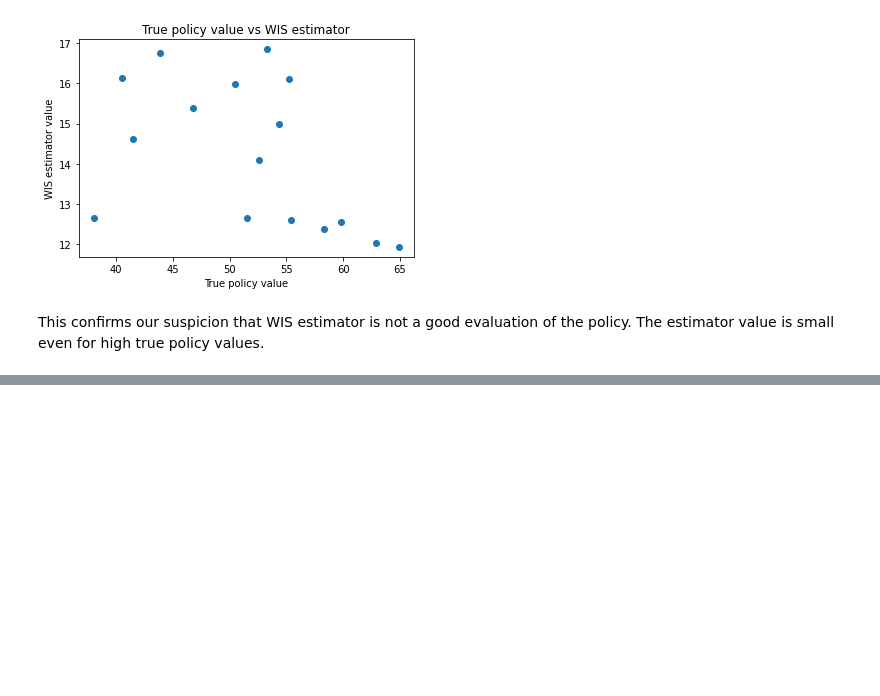
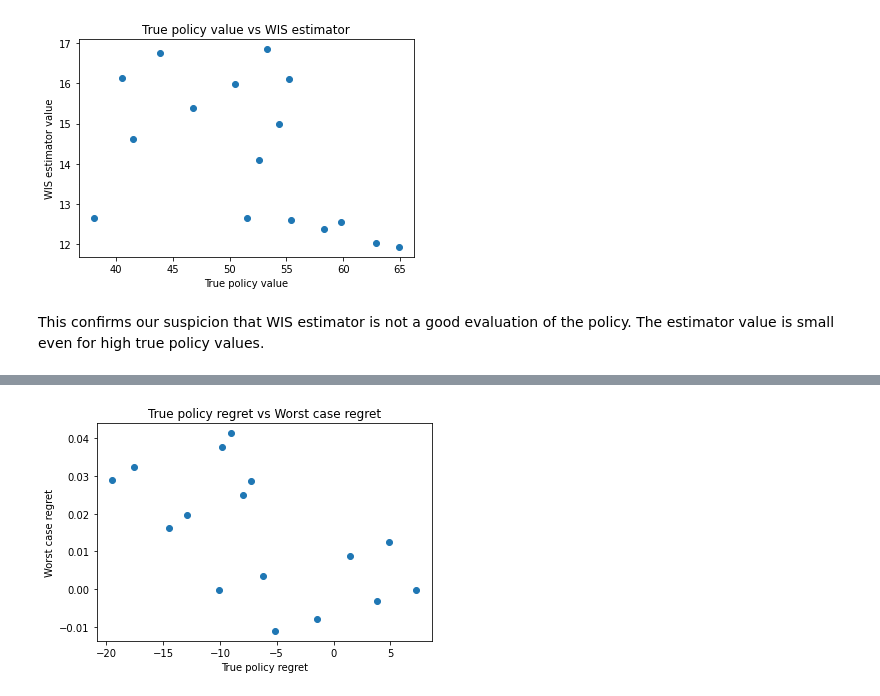
Before and after one commit to faaizT/MDPUC, a Jupyter notebook: Confounding Robust Policy Evaluation - model 3.ipynb, the cells around one changed output, grey strips where cells are left out. Saved outputs shown, nothing was run; the diff lists cells and outputs as text; code cells hidden in the pictures; blank space fills up the shorter version.

Commit message:
Comparison of regret with true regret values

```diff
--- a/Confounding Robust Policy Evaluation - model 3.ipynb
+++ b/Confounding Robust Policy Evaluation - model 3.ipynb
@@ -497,0 +500,6 @@ This confirms our suspicion that WIS estimator is not a good evaluation of the p
+# %%
+def get_Xt(policy, St):
+    u = np.random.rand()
+    if u < policy[St][0]:
+        return 0
+    return 1
@@ -497,0 +513,23 @@ This confirms our suspicion that WIS estimator is not a good evaluation of the p
+# %%
+def compute_value_of_physicians_policy(num_iter, gamma):
+    value = 0
+    for i in range(num_iter):
+        Et, Mt = get_et_and_mt()
+        St = np.random.randint(2)
+        reward = 0
+        for t in range(100):
+            Xt = get_Xt(physpol, int(St+2*Et))
+            Yt = get_Yt(St, Mt, Et, Xt)
+            reward += (gamma**t)*Yt
+            St = get_next_state(St, Xt)
+            Et, Mt = get_et_and_mt()
+        value += reward
+    value = value/num_iter
+    return value
+# %%
+physpol_true_value = compute_value_of_physicians_policy(10000, 1)
+# %%
+for index, row in results_df.iterrows():
+    results_df.at[index, 'true_regret'] = physpol_true_value - results_df.at[index, 'true_value']
+
+results_df.head()
@@ -497,0 +543,11 @@ This confirms our suspicion that WIS estimator is not a good evaluation of the p
+# %%
+import matplotlib
+x = results_df['true_regret']
+y = results_df['worst_case_regret']
+plt.scatter(x, y)
+plt.xlabel('True policy regret')
+plt.ylabel('Worst case regret')
+plt.title('True policy regret vs Worst case regret')
+plt.show()
+# %% [output]
+[figure, added]
```
Also changed, not shown: parts of 3 cells of this notebook.
